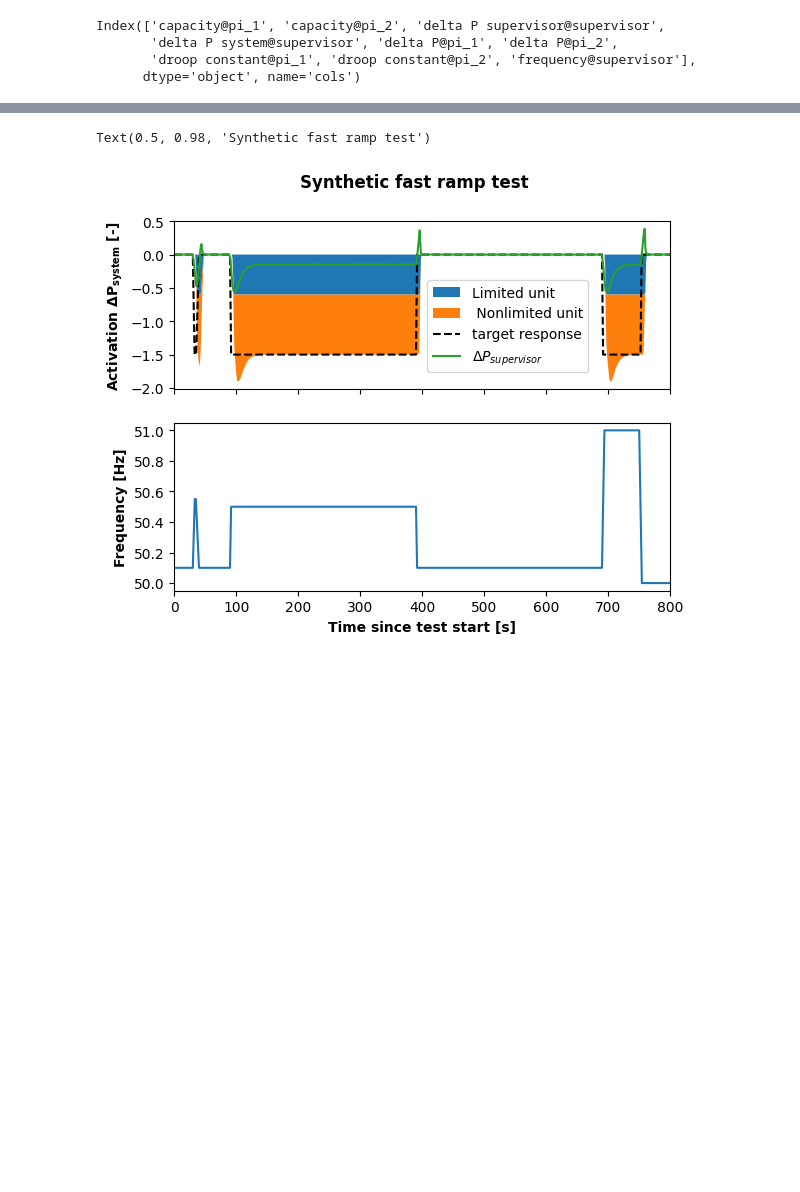
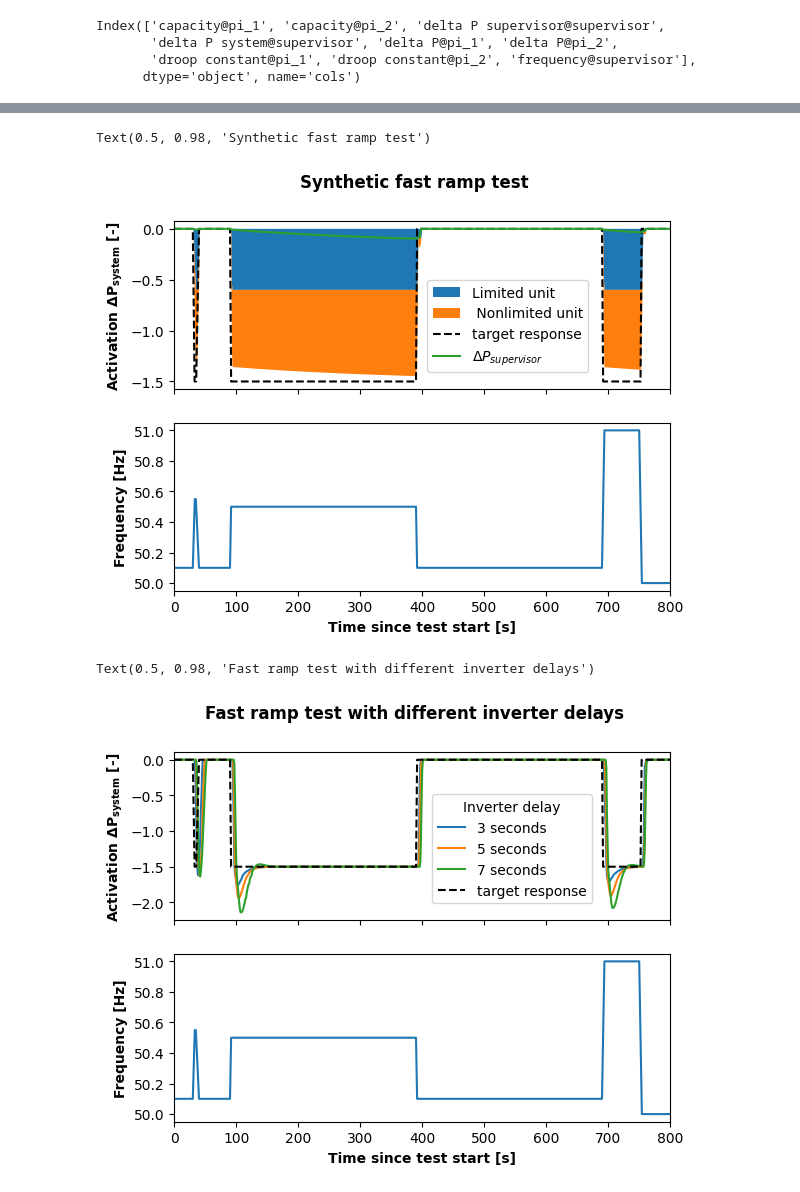
Before and after one commit to MortenHay/Bachelor, a Jupyter notebook: miscplotting.ipynb, the cells around one changed output, grey strips where cells are left out. Cells and saved outputs as stored; diff of their text form; code cells hidden in the pictures; blank space fills up the shorter version.

```diff
--- a/miscplotting.ipynb
+++ b/miscplotting.ipynb
@@ -152,6 +155,6 @@ Text(0.5, 0.98, 'Initial test for Ki tuning')
 # %%
-filepath = 'saved/5pi3pcdelay.json'
-#filepath = 'tests/121125,225912.json'
+#filepath = 'saved/ki15.json'
+filepath = 'tests/141125,202933.json'
 fig, axs = plt.subplots(2,1,sharex=True)
 with open(filepath) as file:
     data = [json.loads(line) for line in file]
@@ -195,4 +198,52 @@ axs[1].set_xlabel('Time since test start [s]',weight='bold')
 fig.suptitle('Synthetic fast ramp test',weight='bold')
 # %% [output]
 Text(0.5, 0.98, 'Synthetic fast ramp test')
-[figure, old version]
+[figure, new version]
+# %%
+#filepath = 'tests/' + sorted(os.listdir('tests/'))[-1]
+fig, axs = plt.subplots(2,1,sharex=True)
+for f in os.listdir('saved/'):
+    if not f.__contains__('seconddelay'):
+        continue
+    with open('saved/'+f) as file:
+        data = [json.loads(line) for line in file]
+
+    df = pd.DataFrame.from_records(data)
+    start = dt.datetime.fromtimestamp(df.loc[df['type']=='start','value'].iloc[0]) - dt.timedelta(hours=1)
+    stop = dt.datetime.fromtimestamp(df['time_stamp'].iloc[-1]) - dt.timedelta(hours=1)
+    df = df.loc[df['type'] != 'start']
+    df['cols'] = (np.array(df['type'].values) + '@' + df['unit'].values)
+    df_pivot = df.pivot_table(values="value", columns="cols", index="time_stamp")
+    df_pivot = df_pivot.interpolate(method="linear")
+    df_pivot.index = pd.to_datetime(df_pivot.index, unit="s")
+    # Resample the data
+    df_resampled = df_pivot.resample("s").mean()
+
+    # Interpolate the measurements
+    df_resampled = df_resampled.interpolate()
+    df_resampled['offset'] = (df_resampled.index - df_resampled.index[0]).total_seconds()
+    label = f[0]+' seconds'
+    axs[0].plot(df_resampled['offset'],df_resampled['delta P system@supervisor'],label=label)
+
+start = dt.datetime.now()
+
+test = synthetics.FastRampTest(start)
+active_bid = 1.5
+ts = np.arange(start,start + dt.timedelta(seconds=800),dt.timedelta(seconds=0.1)).astype(dt.datetime)
+toffs = np.array([(t-start).total_seconds() for t in ts])
+fs = np.array([test.measure_frequency(t) for t in ts])
+dfs = fs-50.1
+R = 0.4/active_bid
+dPs = np.array([clamp(-df/R,-active_bid,0) for df in dfs])
+axs[1].plot(toffs,fs)
+
+axs[0].plot(toffs,dPs,color='black',linestyle='--', label = 'target response')
+axs[0].set_xlim(0,800)
+axs[0].legend(loc=(0.52,0.1),title='Inverter delay')
+axs[0].set_ylabel(r'Activation $\mathbf{\Delta P_{system}}$ [-]',weight='bold')
+axs[1].set_ylabel('Frequency [Hz]',weight='bold')
+axs[1].set_xlabel('Time since test start [s]',weight='bold')
+fig.suptitle('Fast ramp test with different inverter delays',weight='bold')
+# %% [output]
+Text(0.5, 0.98, 'Fast ramp test with different inverter delays')
+[figure, added]
```
Also changed, not shown: parts of 3 cells of this notebook, 1 other file.
